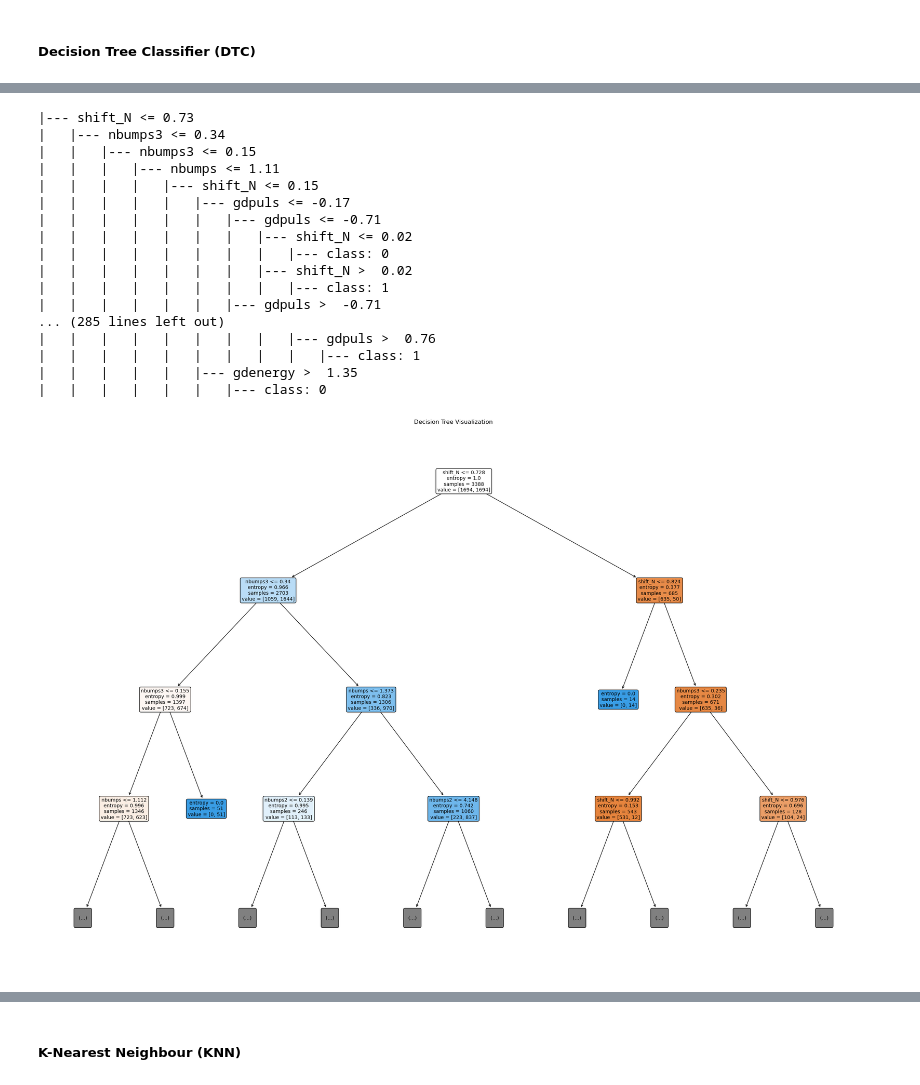
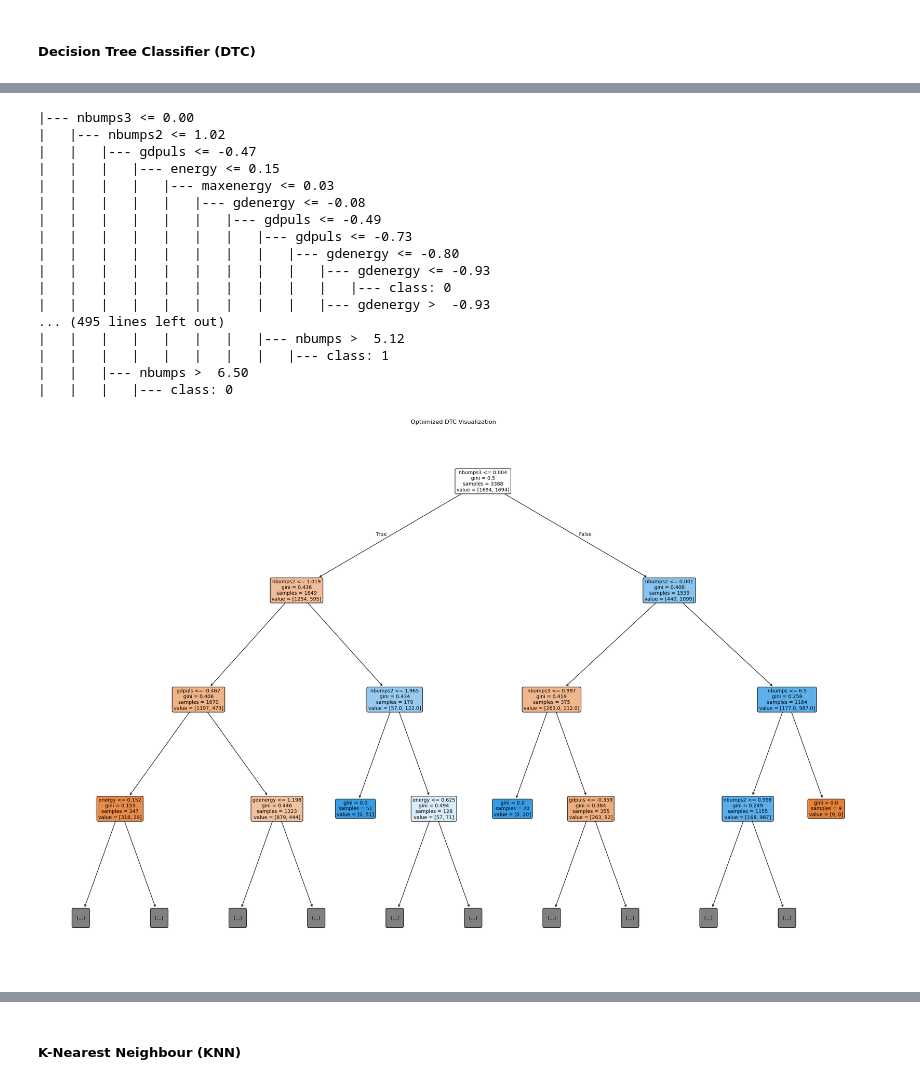
Before and after one commit to WenHao1223/cpc251-proj, a Jupyter notebook: Seismic/CPC251_Project_Part1_Seismic6.ipynb, the cells around one changed output, grey strips where cells are left out. Drawn from its saved outputs; the diff is of its cells as text; code cells hidden in the pictures.

```diff
--- a/Seismic/CPC251_Project_Part1_Seismic6.ipynb
+++ b/Seismic/CPC251_Project_Part1_Seismic6.ipynb
@@ -766,32 +781,28 @@ Confusion Matrix:
 # %%
-from sklearn.tree import plot_tree, export_text
-from matplotlib import pyplot as plt
-
 # Print the tree as text
-print(export_text(best_dt, feature_names=list(X_train_df.columns)))
-
+print(export_text(dtc_best_model, feature_names=list(X_train_df.columns)))
 
 # Plot the tree
 plt.figure(figsize=(30, 20))
-plot_tree(best_dt, feature_names=list(X_train_df.columns), filled=True, rounded=True, fontsize=10, max_depth=3)
-plt.title("Decision Tree Visualization")
+plot_tree(dtc_best_model, feature_names=list(X_train_df.columns), filled=True, rounded=True, fontsize=10, max_depth=3)
+plt.title("Optiimized DTC Visualization")
 plt.show()
 # %% [output]
-|--- shift_N <= 0.73
-|   |--- nbumps3 <= 0.34
-|   |   |--- nbumps3 <= 0.15
-|   |   |   |--- nbumps <= 1.11
-|   |   |   |   |--- shift_N <= 0.15
-|   |   |   |   |   |--- gdpuls <= -0.17
-|   |   |   |   |   |   |--- gdpuls <= -0.71
-|   |   |   |   |   |   |   |--- shift_N <= 0.02
-|   |   |   |   |   |   |   |   |--- class: 0
-|   |   |   |   |   |   |   |--- shift_N >  0.02
+|--- nbumps3 <= 0.00
+|   |--- nbumps2 <= 1.02
+|   |   |--- gdpuls <= -0.47
+|   |   |   |--- energy <= 0.15
+|   |   |   |   |--- maxenergy <= 0.03
+|   |   |   |   |   |--- gdenergy <= -0.08
+|   |   |   |   |   |   |--- gdpuls <= -0.49
+|   |   |   |   |   |   |   |--- gdpuls <= -0.73
+|   |   |   |   |   |   |   |   |--- gdenergy <= -0.80
+|   |   |   |   |   |   |   |   |   |--- gdenergy <= -0.93
+|   |   |   |   |   |   |   |   |   |   |--- class: 0
+|   |   |   |   |   |   |   |   |   |--- gdenergy >  -0.93
+... (495 lines left out)
+|   |   |   |   |   |   |   |--- nbumps >  5.12
 |   |   |   |   |   |   |   |   |--- class: 1
-|   |   |   |   |   |   |--- gdpuls >  -0.71
-... (285 lines left out)
-|   |   |   |   |   |   |   |   |--- gdpuls >  0.76
-|   |   |   |   |   |   |   |   |   |--- class: 1
-|   |   |   |   |   |--- gdenergy >  1.35
-|   |   |   |   |   |   |--- class: 0
+|   |   |--- nbumps >  6.50
+|   |   |   |--- class: 0
-[figure, old version]
+[figure, new version]
```
Also changed, not shown: parts of 18 cells of this notebook.
